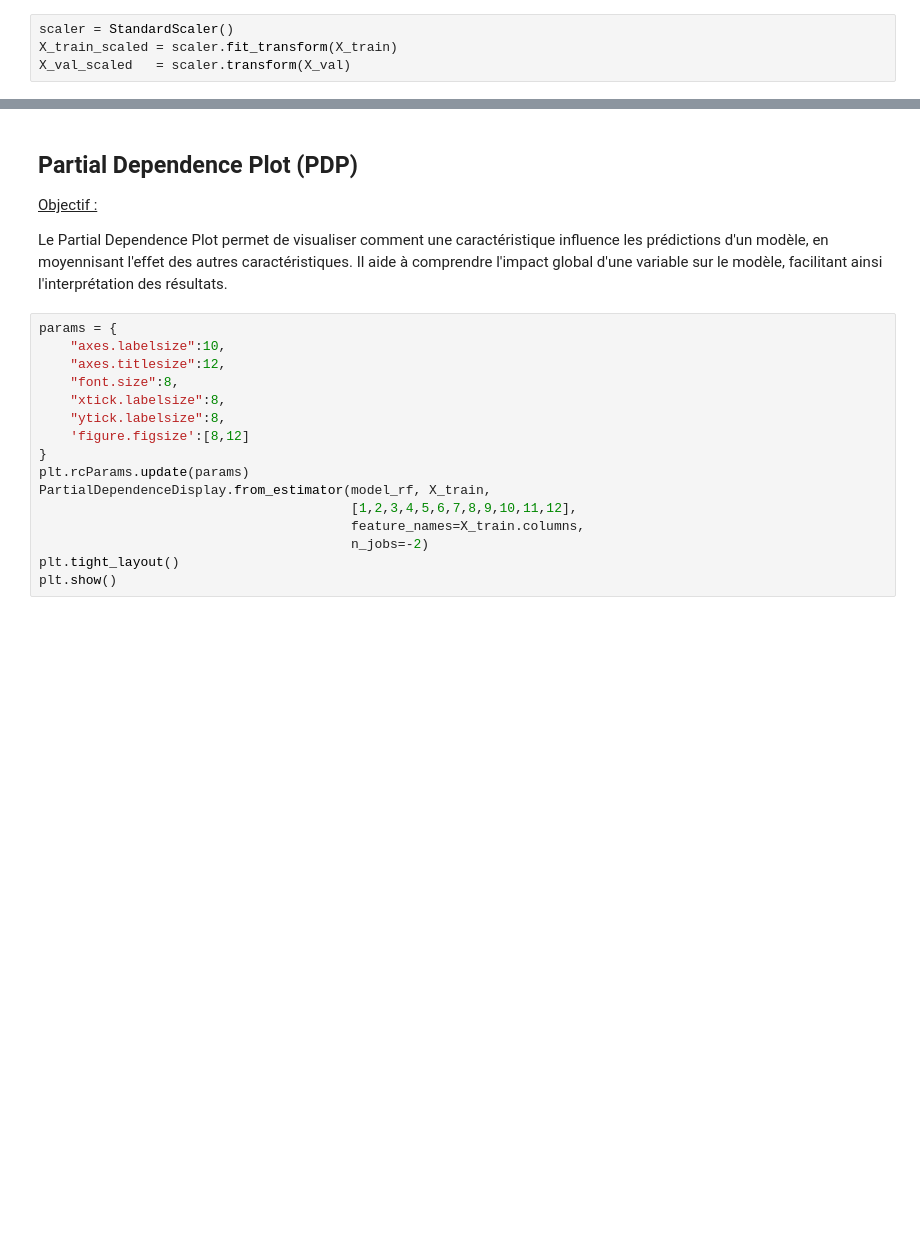
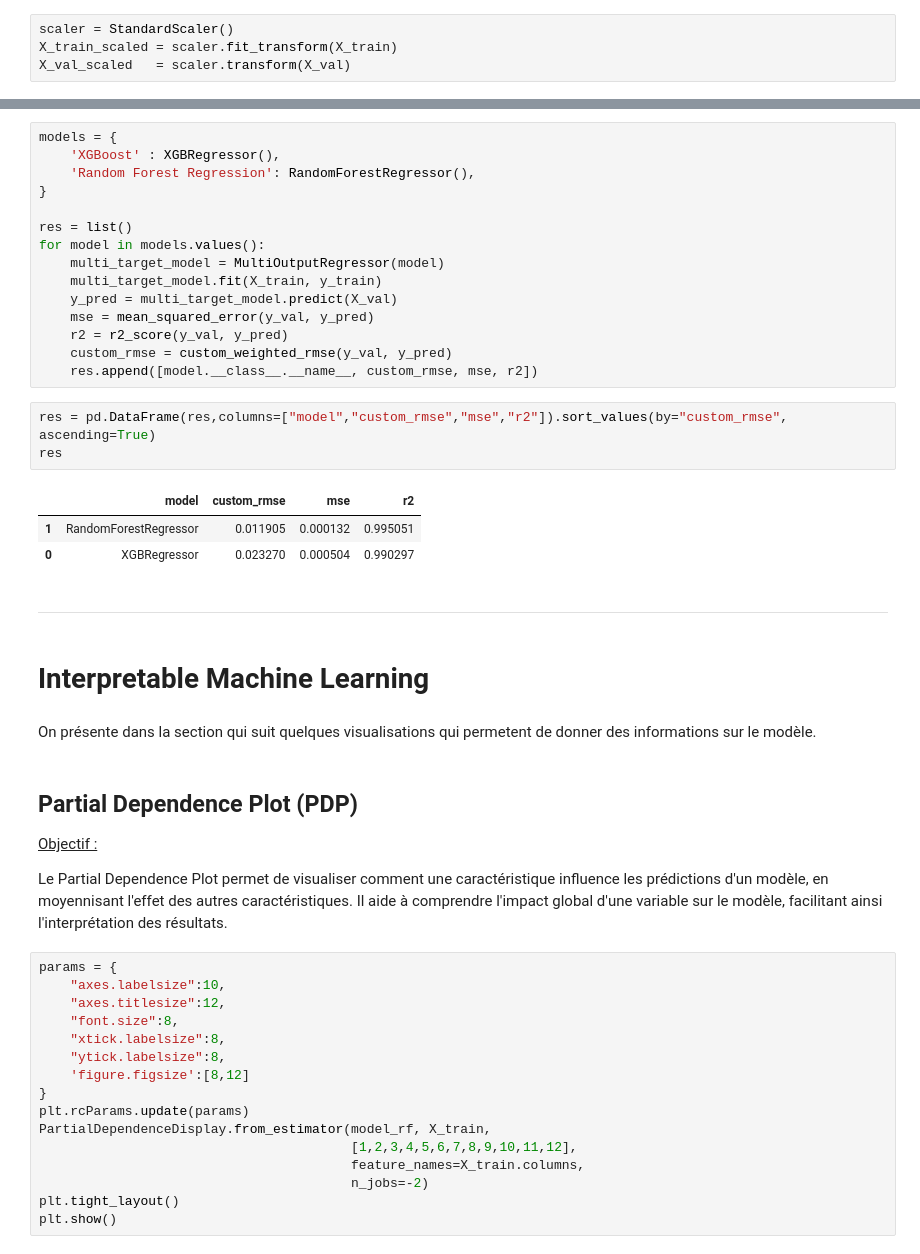
Before and after one commit to baptistedfr/Identification-Gaz-Toxiques-BERTIN, a Jupyter notebook: exemple.ipynb, the cells around one changed output, grey strips where cells are left out. Cells and saved outputs as stored; diff of their text form; blank space fills up the shorter version.

```diff
--- a/exemple.ipynb
+++ b/exemple.ipynb
@@ -382,3 +372,31 @@ res.head(5)
+# %%
+models = {
+    'XGBoost' : XGBRegressor(),
+    'Random Forest Regression': RandomForestRegressor(),
+}
+
+res = list()
+for model in models.values():
+    multi_target_model = MultiOutputRegressor(model)
+    multi_target_model.fit(X_train, y_train)
+    y_pred = multi_target_model.predict(X_val)
+    mse = mean_squared_error(y_val, y_pred)
+    r2 = r2_score(y_val, y_pred)
+    custom_rmse = custom_weighted_rmse(y_val, y_pred)
+    res.append([model.__class__.__name__, custom_rmse, mse, r2])
+# %%
+res = pd.DataFrame(res,columns=["model","custom_rmse","mse","r2"]).sort_values(by="custom_rmse", ascending=True)
+res
+# %% [output]
+|  | model | custom_rmse | mse | r2 |
+| 1 | RandomForestRegressor | 0.011905 | 0.000132 | 0.995051 |
+| 0 | XGBRegressor | 0.023270 | 0.000504 | 0.990297 |
+# %% [markdown]
+--------------------------------------------------------------------------------------------------------------------------------------------------------------------------
+# %% [markdown]
+# Interpretable Machine Learning
+# %% [markdown]
+On présente dans la section qui suit quelques visualisations qui permetent de donner des informations sur le modèle.
 # %% [markdown]
 ## Partial Dependence Plot (PDP)
 
```
Also changed, not shown: parts of 79 cells of this notebook.
